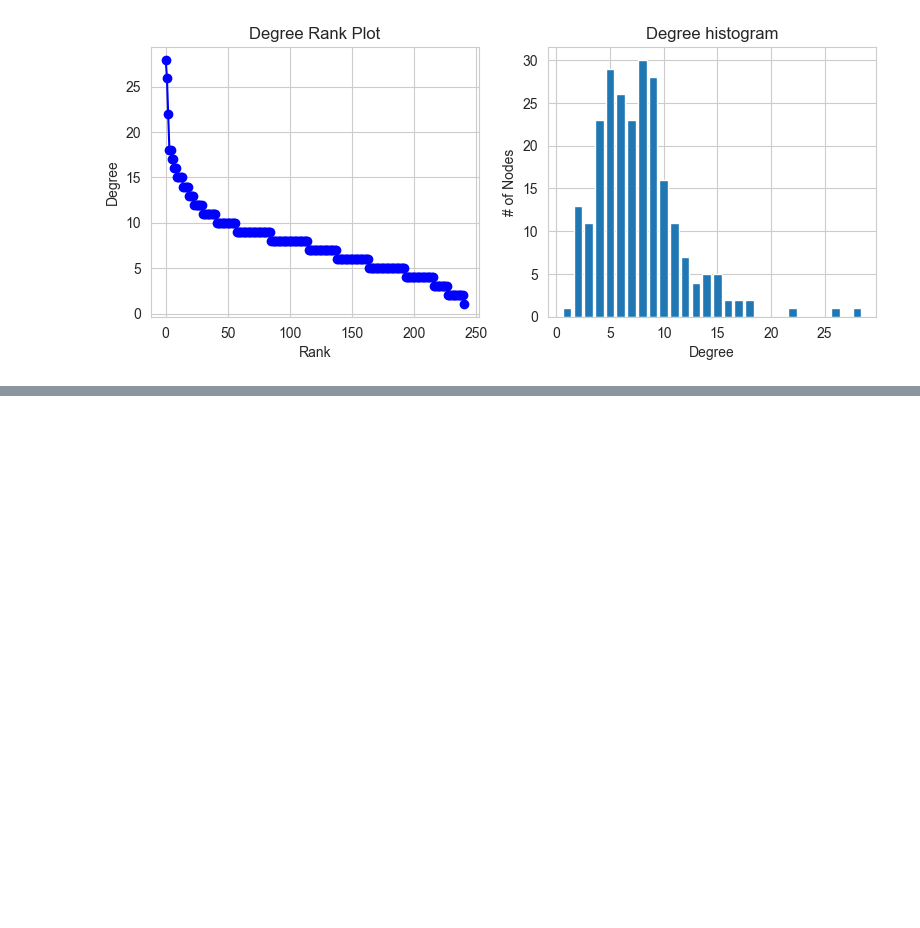
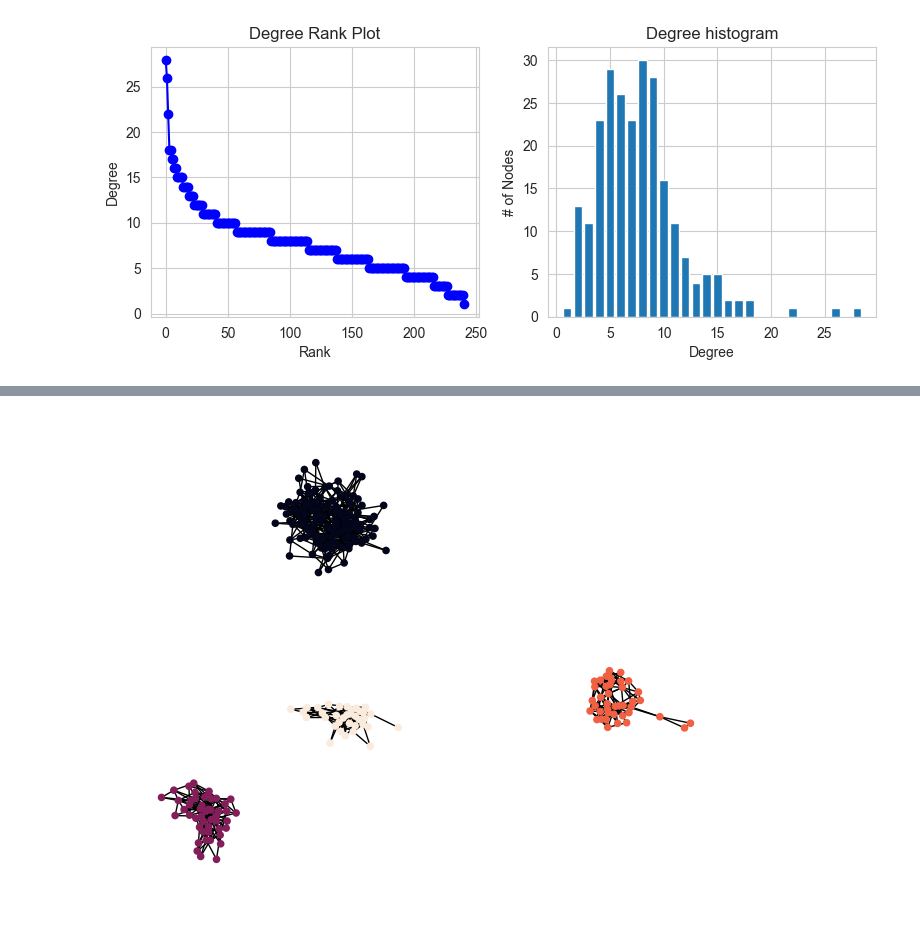
Before and after one commit to eengel7/graph_spectra_clustering, a Jupyter notebook: src/report.ipynb, the cells around one changed output, grey strips where cells are left out. Saved outputs shown, nothing was run; the diff lists cells and outputs as text; code cells hidden in the pictures; blank space fills up the shorter version.

```diff
--- a/src/report.ipynb
+++ b/src/report.ipynb
@@ -75,0 +76,4 @@ _, fiedler = clustering.compute_Fiedler()
+# %%
+nx.draw(Graph_1, node_size=20, node_color=classes_1)
+# %% [output]
+[figure, added]
```
Also changed, not shown: parts of 18 cells of this notebook, 2 other files.
